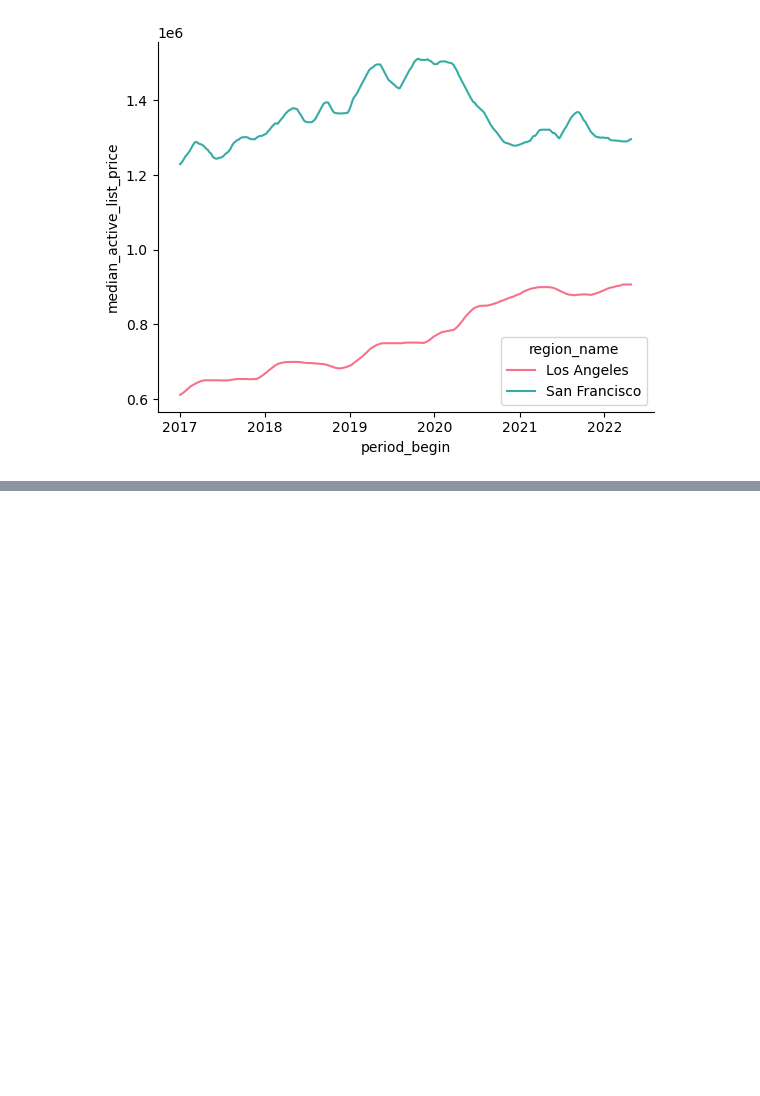
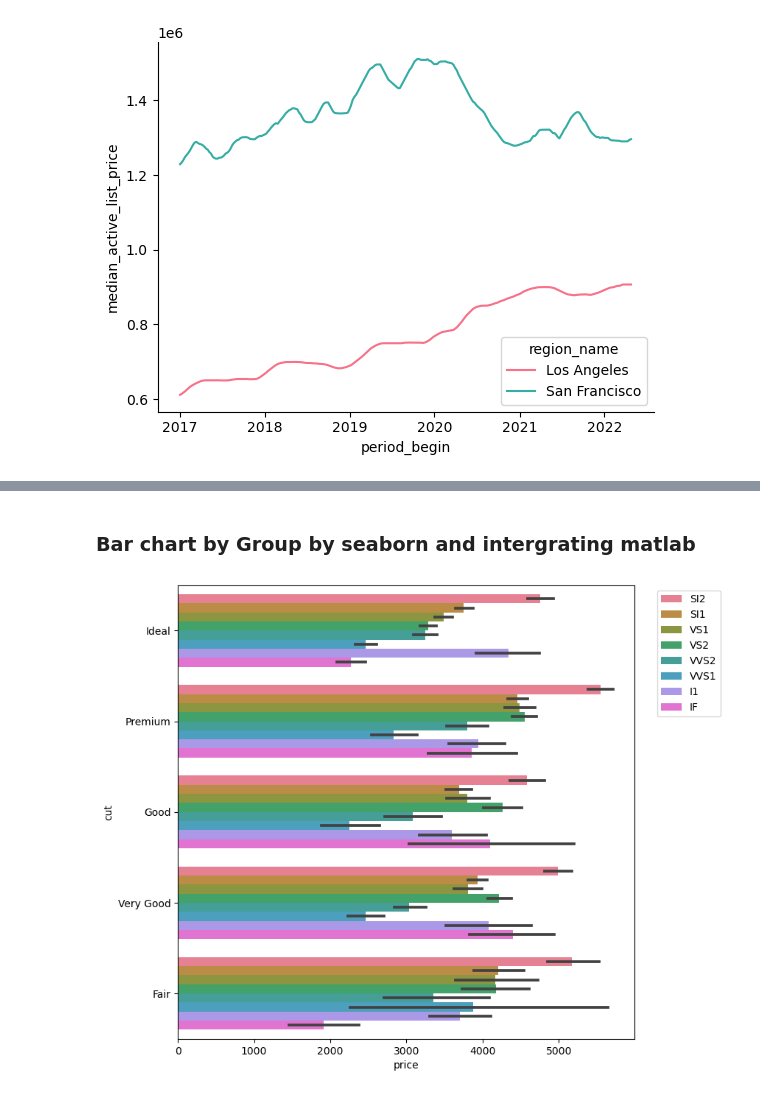
Before and after one commit to ParvezShahShaik/analyzing_global_coffee_market, a Jupyter notebook: Seaborn Library Fundamentals.ipynb, the cells around one changed output, grey strips where cells are left out. Saved outputs shown, nothing was run; the diff lists cells and outputs as text; code cells hidden in the pictures; blank space fills up the shorter version.

```diff
--- a/Seaborn Library Fundamentals.ipynb
+++ b/Seaborn Library Fundamentals.ipynb
@@ -79,0 +120,16 @@ sns.despine()
+# %% [markdown]
+### Bar chart by Group by seaborn and intergrating matlab
+# %%
+fig,ax = plt.subplots(figsize=(8,8))
+
+sns.barplot(
+    y="cut",
+    x="price",
+    hue="clarity",
+    data=diamonds,
+    palette="husl"
+);
+
+ax.legend(bbox_to_anchor=(1.2,1));
+# %% [output]
+[figure, added]
```
Also changed, not shown: parts of 29 cells of this notebook.
